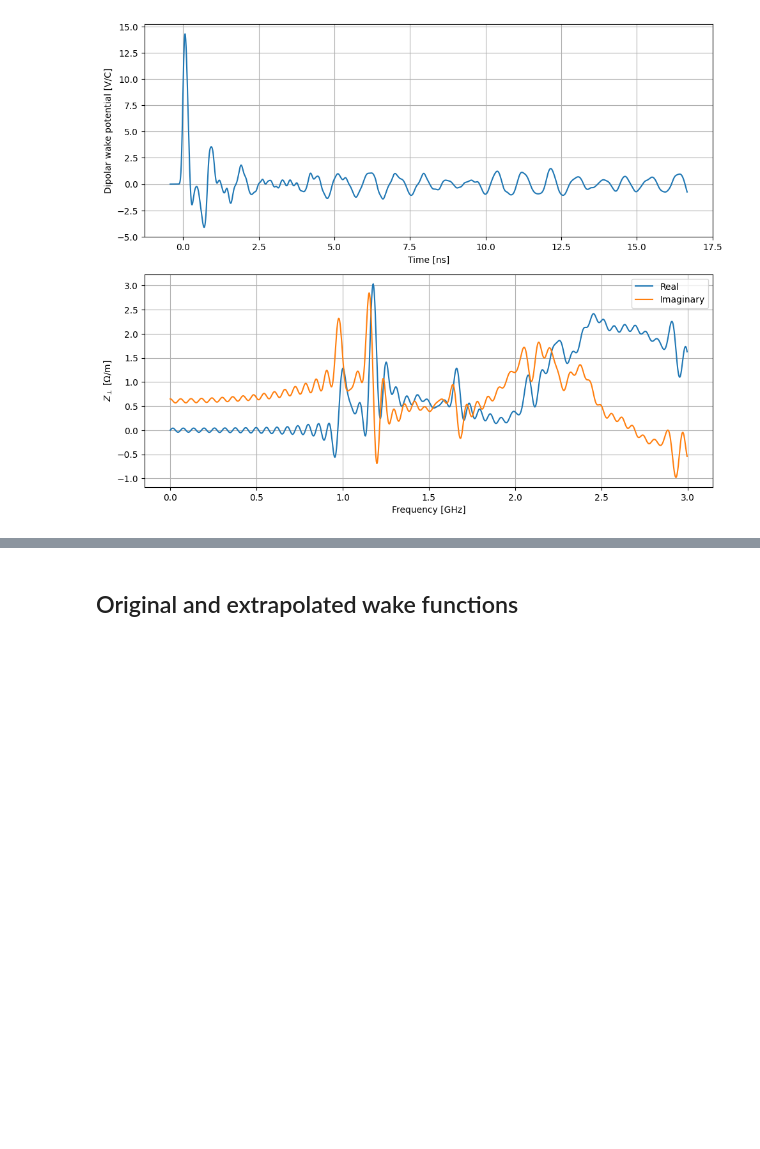
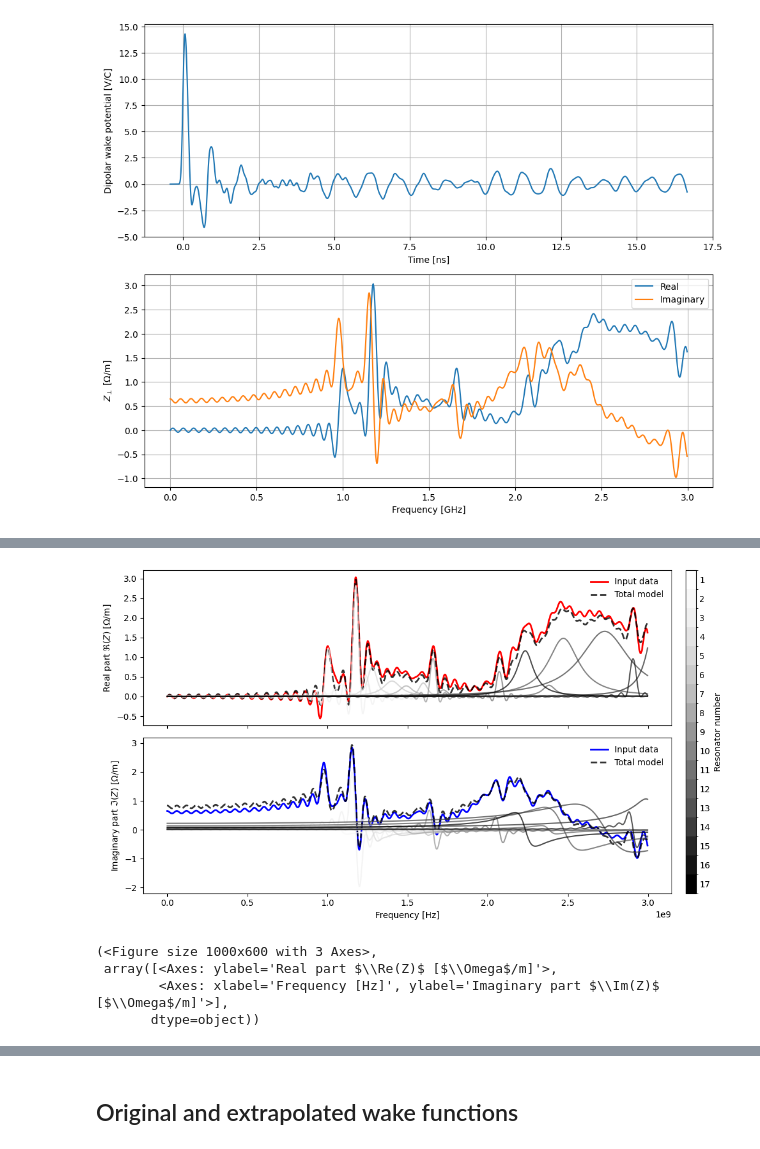
Before and after one commit to ImpedanCEI/IDDEFIX, a Jupyter notebook: examples/004b_sps_transition_impedance.ipynb, the cells around one changed output, grey strips where cells are left out. Saved outputs shown, nothing was run; the diff lists cells and outputs as text; code cells hidden in the pictures; blank space fills up the shorter version.

```diff
--- a/examples/004b_sps_transition_impedance.ipynb
+++ b/examples/004b_sps_transition_impedance.ipynb
@@ -491,0 +208,8 @@ with plt.style.context(["science", "no-latex", "high-vis"]):
+# %%
+model.plot_model_components(figsize=[10, 6], cmap="Greys")
+# %% [output]
+[figure, added]
+(<Figure size 1000x600 with 3 Axes>,
+ array([<Axes: ylabel='Real part $\\Re(Z)$ [$\\Omega$/m]'>,
+        <Axes: xlabel='Frequency [Hz]', ylabel='Imaginary part $\\Im(Z)$ [$\\Omega$/m]'>],
+       dtype=object))
```
Also changed, not shown: parts of 19 cells of this notebook, 3 other files.
